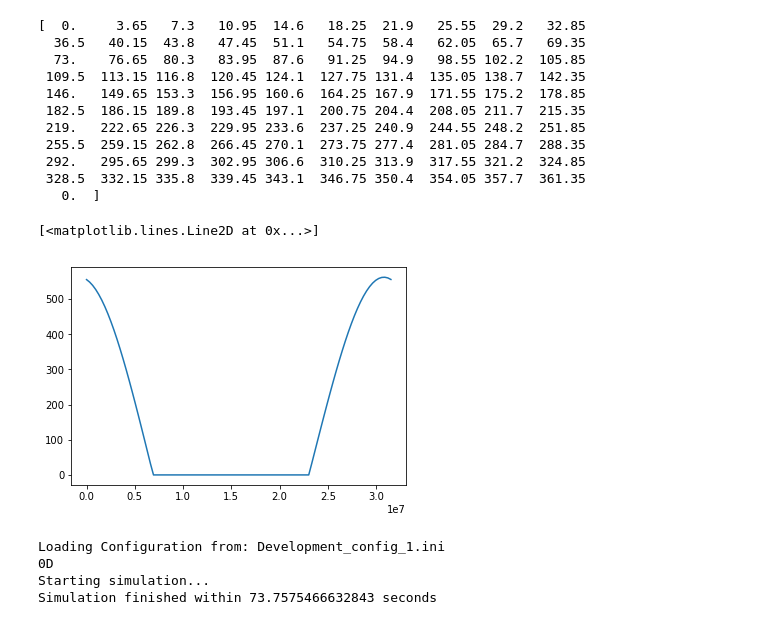
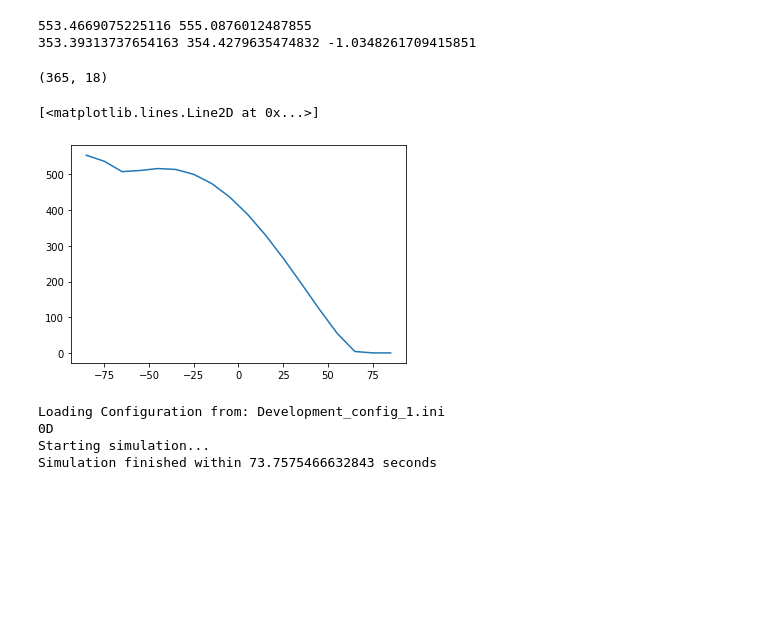
Before and after one commit to BenniSchmiedel/Low-dimensional-EBMs, a Jupyter notebook: Development_playground.ipynb, the cells around one changed output. Saved outputs shown, nothing was run; the diff lists cells and outputs as text; code cells hidden in the pictures; blank space fills up the shorter version.

```diff
--- a/Development_playground.ipynb
+++ b/Development_playground.ipynb
@@ -2,27 +2,60 @@
 from climlab.solar.insolation import daily_insolation
 import numpy as np
 import matplotlib.pyplot as plt
-Lat=np.linspace(-90,90,18)
-x=np.linspace(0,60*60*24*365,101)
-sol=daily_insolation(Lat,x/60/60/24)#%365)
-#int(x/xconv)%365
+degrad=np.pi/180
+Lat=np.linspace(-85,85,18)
+Days=np.linspace(0,60*60*24*365,101)
+sol=daily_insolation(Lat,Days/60/60/24,S0=1366)
+sol1=daily_insolation(Lat,Days/60/60/24,S0=1370)
+print(sol[0,0],sol1[0,0])
+plt.plot(Lat,sol[:,0])
+Q=np.average(sol[:,0],weights=np.cos(Lat*degrad))
+plt.plot(Lat,sol1[:,0])
+Q1=np.average(sol1[:,0],weights=np.cos(Lat*degrad))
+print(Q,Q1,Q-Q1)
+# %% [output]
+553.4669075225116 555.0876012487855
+353.39313737654163 354.4279635474832 -1.0348261709415851
-# %%
-print(x/(60*60*24)%365)
-plt.plot(x,sol[0])
-# %% [output]
-[  0.     3.65   7.3   10.95  14.6   18.25  21.9   25.55  29.2   32.85
-  36.5   40.15  43.8   47.45  51.1   54.75  58.4   62.05  65.7   69.35
-  73.    76.65  80.3   83.95  87.6   91.25  94.9   98.55 102.2  105.85
- 109.5  113.15 116.8  120.45 124.1  127.75 131.4  135.05 138.7  142.35
- 146.   149.65 153.3  156.95 160.6  164.25 167.9  171.55 175.2  178.85
- 182.5  186.15 189.8  193.45 197.1  200.75 204.4  208.05 211.7  215.35
- 219.   222.65 226.3  229.95 233.6  237.25 240.9  244.55 248.2  251.85
- 255.5  259.15 262.8  266.45 270.1  273.75 277.4  281.05 284.7  288.35
- 292.   295.65 299.3  302.95 306.6  310.25 313.9  317.55 321.2  324.85
- 328.5  332.15 335.8  339.45 343.1  346.75 350.4  354.05 357.7  361.35
-   0.  ]
-[<matplotlib.lines.Line2D at 0x...>]
-[figure, removed]
+# %%
+import xarray as xr
+
+def insolation(Lat,Days,orb={'ecc': 0.017236, 'long_peri': 281.37, 'obliquity': 23.446},S0=1366.14):
+    lat=xr.DataArray(Lat, coords=[Lat], dims=['lat'])
+    day=xr.DataArray(Days, coords=[Days], dims=['day'])
+    ecc = orb['ecc']
+    long_peri = orb['long_peri']
+    obliquity = orb['obliquity']
+
+    phi=lat*degrad
+    long_peri_rad = long_peri*degrad
+    delta_lambda = (day - 80.) * 2*np.pi/365
+    beta = np.sqrt(1-ecc**2)
+
+    lambda_long_m = -2*((ecc/2 + (ecc**3)/8 ) * (1+beta) * np.sin(-long_peri_rad) -
+            (ecc**2)/4 * (1/2 + beta) * np.sin(-2*long_peri_rad) + (ecc**3)/8 *
+            (1/3 + beta) * np.sin(-3*long_peri_rad)) + delta_lambda
+
+    lambda_long = ( lambda_long_m + (2*ecc - (ecc**3)/4)*np.sin(lambda_long_m - long_peri_rad) +
+            (5/4)*(ecc**2) * np.sin(2*(lambda_long_m - long_peri_rad)) + (13/12)*(ecc**3)
+    * np.sin(3*(lambda_long_m - long_peri_rad)) )
+
+    delta = np.arcsin(np.sin(degrad*obliquity) * np.sin(lambda_long))
+
+    Ho = xr.where( abs(delta)-np.pi/2+abs(phi) < 0.,np.arccos(-np.tan(phi)*np.tan(delta)),
+                  xr.where(phi*delta>0., np.pi, 0. ))
+    coszen = Ho*np.sin(phi)*np.sin(delta) + np.cos(phi)*np.cos(delta)*np.sin(Ho)
+
+    Fw = S0/np.pi*( (1+ecc*np.cos(lambda_long -degrad*long_peri))**2 / (1-ecc**2)**2 * coszen)
+
+    return Fw
+d=np.arange(365)
+ins=insolation(Lat,d)
+print(np.mean(np.shape(ins))
+plt.plot(Lat,insolation(Lat,Days)[0])
+# %% [output]
+(365, 18)
+[<matplotlib.lines.Line2D at 0x...>]
+[figure, added]
 # %%
 import matplotlib.pyplot as plt
 import numpy as np
```
Also changed, not shown: parts of 4 cells of this notebook, 35 other files.
